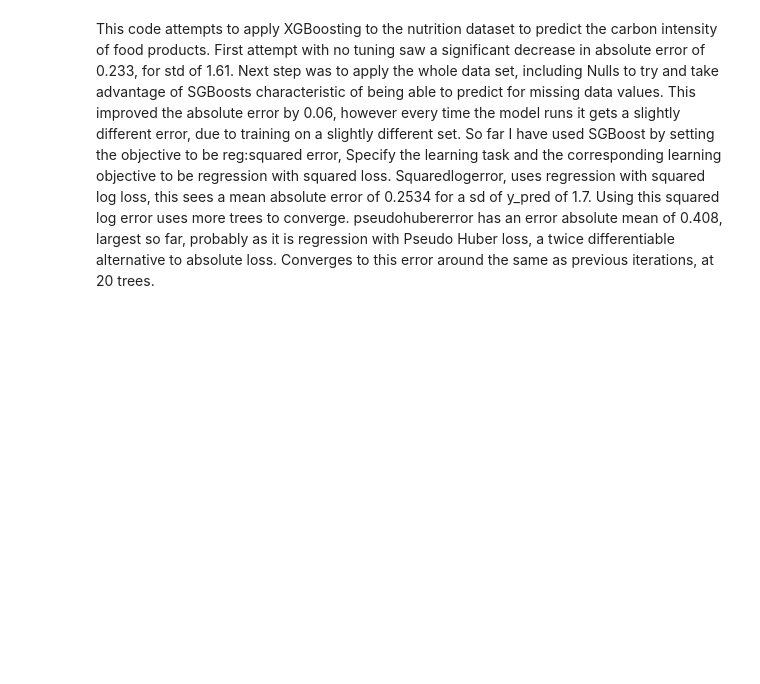
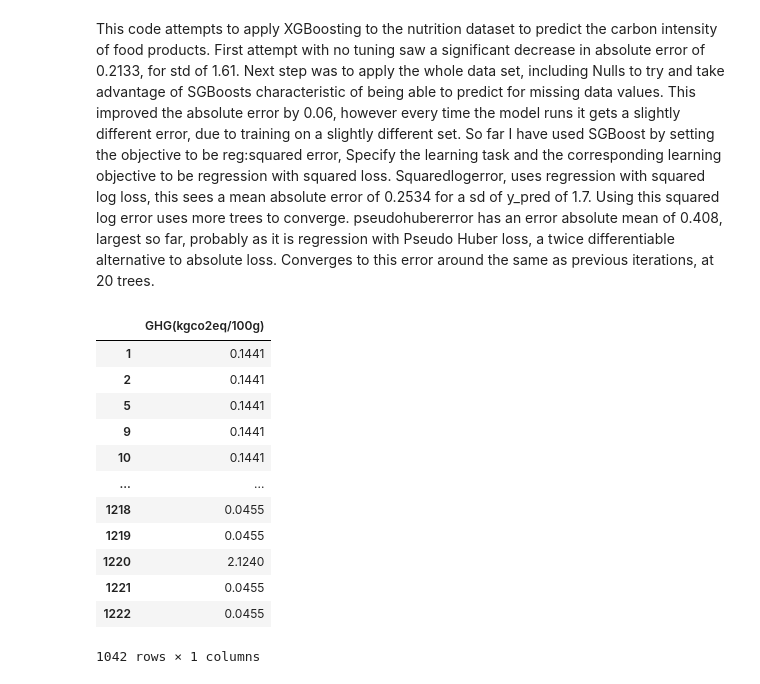
Before and after one commit to EMAT31530/green-team-repo-2, a Jupyter notebook: Random forests/HS - Carbon/XGBoosting/180321_XGBoosting_Parameter optimisation.ipynb, the cells around one changed output. Drawn from its saved outputs; the diff is of its cells as text; code cells hidden in the pictures; blank space fills up the shorter version.

```diff
--- a/Random forests/HS - Carbon/XGBoosting/180321_XGBoosting_Parameter optimisation.ipynb
+++ b/Random forests/HS - Carbon/XGBoosting/180321_XGBoosting_Parameter optimisation.ipynb
@@ -1,6 +1,6 @@
 # %% [markdown]
 This code attempts to apply XGBoosting to the nutrition dataset to predict the carbon intensity of food products.
-First attempt with no tuning saw a significant decrease in absolute error of 0.233, for std of 1.61.
+First attempt with no tuning saw a significant decrease in absolute error of 0.2133, for std of 1.61.
 Next step was to apply the whole data set, including Nulls to try and take advantage of SGBoosts characteristic of being able to predict for missing data values. This improved the absolute error by 0.06, however every time the model runs it gets a slightly different error, due to training on a slightly different set.
 So far I have used SGBoost by setting the objective to be reg:squared error, Specify the learning task and the corresponding learning objective to be regression with squared loss.
 Squaredlogerror, uses regression with squared log loss, this sees a mean absolute error of 0.2534 for a sd of y_pred of 1.7. Using this squared log error uses more trees to converge.
@@ -22,10 +23,24 @@ nutrition = pd.read_csv("./Nutrition_Full_Features.csv")
 # %%
 #extracting the nutrition data, labelling X, for null data set
 #X = nutrition.iloc[:,16:]
 #extracting the greenhouse gas emissions
-y = nutrition.iloc[:,9:10]
+y = nutrition.iloc[:,7:8]
 y
-y = np.ravel(y)
+#y = np.ravel(y)
+# %% [output]
+|  | GHG(kgco2eq/100g) |
+| 1 | 0.1441 |
+| 2 | 0.1441 |
+| 5 | 0.1441 |
+| 9 | 0.1441 |
+| 10 | 0.1441 |
+| ... | ... |
+| 1218 | 0.0455 |
+| 1219 | 0.0455 |
+| 1220 | 2.1240 |
+| 1221 | 0.0455 |
+| 1222 | 0.0455 |
+1042 rows × 1 columns
 # %%
 #extracting the nutrition data, labelling X as this is the input to the SKlearn algorithm
 X = nutrition.iloc[:,11:]
```
Also changed, not shown: parts of 8 cells of this notebook, 1 other file.
